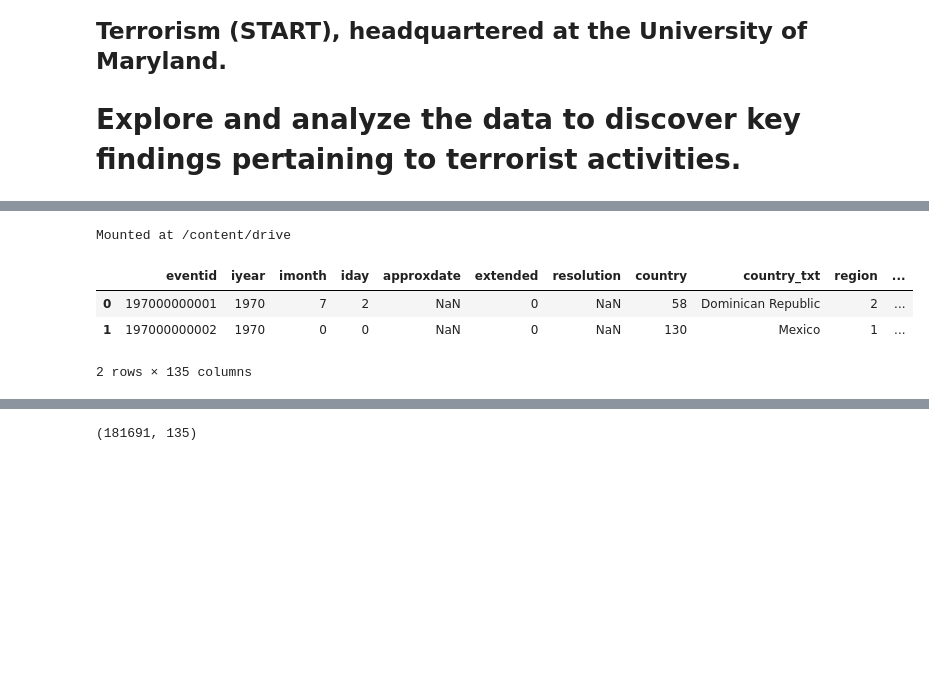
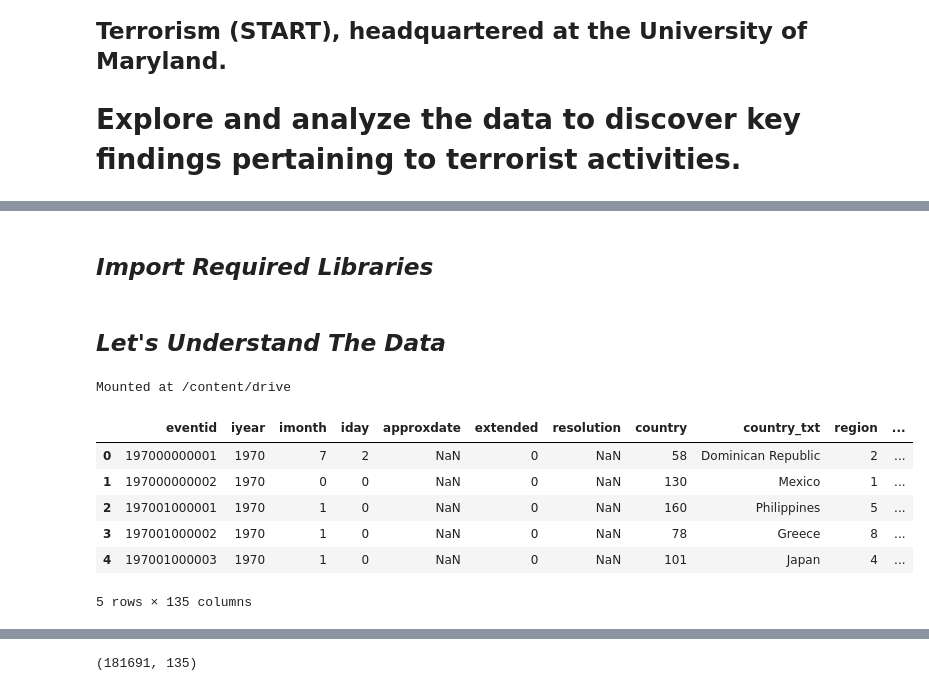
Before and after one commit to jogapritam/Global-Terrorism-Analysis, a Jupyter notebook: Global_Terrorism_Analysis_Capstone_Project.ipynb, the cells around one changed output, grey strips where cells are left out. Cells and saved outputs as stored; diff of their text form; code cells hidden in the pictures; blank space fills up the shorter version.

```diff
--- a/Global_Terrorism_Analysis_Capstone_Project.ipynb
+++ b/Global_Terrorism_Analysis_Capstone_Project.ipynb
@@ -7,3 +85,5 @@
+# %% [markdown]
+## *Import Required Libraries*
 # %%
 #import all required libraries
 import pandas as pd
@@ -14,3 +96,5 @@ import seaborn as sns
+# %% [markdown]
+## *Let's Understand The Data*
 # %%
 #Make a handshake to our collab notebook with googledrive
 from google.colab import drive
@@ -23,11 +108,13 @@ file_path = ('/content/drive/MyDrive/Copy of Global Terrorism Data.csv')
 #using this code our dataframe is going to read
 df = pd.read_csv(file_path,encoding="ISO-8859-1")
 # %%
-#check our first and last 5 rows
-df.head(2)
-#df.tail()
+#check our first 5 rows
+df.head()
 # %% [output]
 |  | eventid | iyear | imonth | iday | approxdate | extended | resolution | country | country_txt | region | ... |
 | 0 | 197000000001 | 1970 | 7 | 2 | NaN | 0 | NaN | 58 | Dominican Republic | 2 | ... |
 | 1 | 197000000002 | 1970 | 0 | 0 | NaN | 0 | NaN | 130 | Mexico | 1 | ... |
+| 2 | 197001000001 | 1970 | 1 | 0 | NaN | 0 | NaN | 160 | Philippines | 5 | ... |
+| 3 | 197001000002 | 1970 | 1 | 0 | NaN | 0 | NaN | 78 | Greece | 8 | ... |
+| 4 | 197001000003 | 1970 | 1 | 0 | NaN | 0 | NaN | 101 | Japan | 4 | ... |
-2 rows × 135 columns
+5 rows × 135 columns
```
Also changed, not shown: parts of 52 cells of this notebook.
